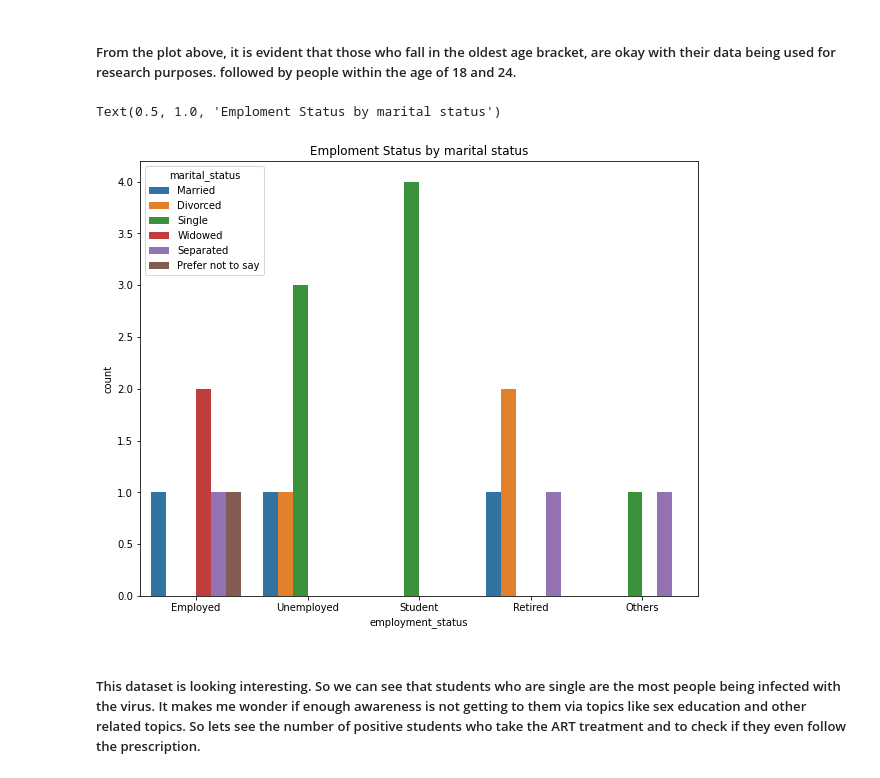
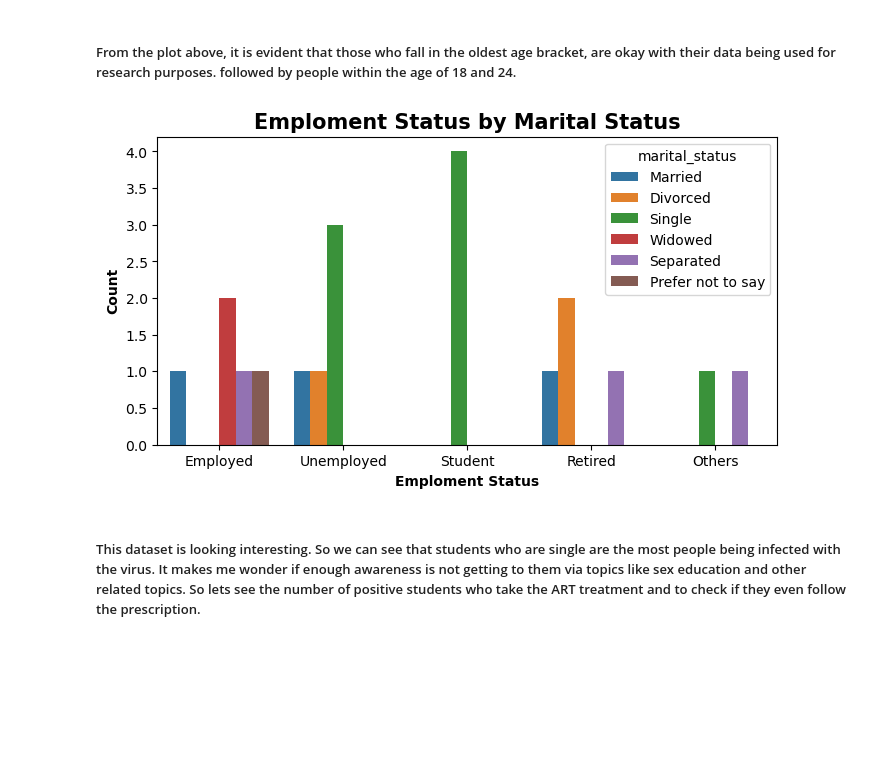
Before and after one commit to joedetDS/HIV-Akwa-Ibom-2023-Survey-Analysis, a Jupyter notebook: HIV_Akwa_Ibom_2023_Survey_Analysis.ipynb, the cells around one changed output. Cells and saved outputs as stored; diff of their text form; code cells hidden in the pictures; blank space fills up the shorter version.

```diff
--- a/HIV_Akwa_Ibom_2023_Survey_Analysis.ipynb
+++ b/HIV_Akwa_Ibom_2023_Survey_Analysis.ipynb
@@ -666,12 +672,14 @@ Text(0.5, 1.0, 'Research Data Consent by Age')
 # %% [markdown]
 ##### From the plot above, it is evident that those who fall in the oldest age bracket, are okay with their data being used for research purposes. followed by people within the age of 18 and 24.
 # %%
-plt.figure(figsize=(10,8))
-sns.countplot(pos['employment_status'],hue=pos['marital_status'],data=pos)
-plt.title("Emploment Status by marital status")
+plt.figure(figsize=(8,4))
+sns.countplot(x = pos['employment_status'],hue=pos['marital_status'])
+plt.title("Emploment Status by Marital Status", fontweight='bold',fontsize='15')
+plt.ylabel('Count', fontweight='bold')
+plt.xlabel('Emploment Status', fontweight='bold')
+plt.show()
 # %% [output]
-Text(0.5, 1.0, 'Emploment Status by marital status')
-[figure, old version]
+[figure, new version]
 # %% [markdown]
 ##### This dataset is looking interesting. So we can see that students who are single are the most people being infected with the virus.  It makes me wonder if enough awareness is not getting to them via topics like sex education and other related topics. So lets see the number of positive students who take the ART treatment and to check if they even follow the prescription.
 # %%
```
Also changed, not shown: parts of 11 cells of this notebook.
